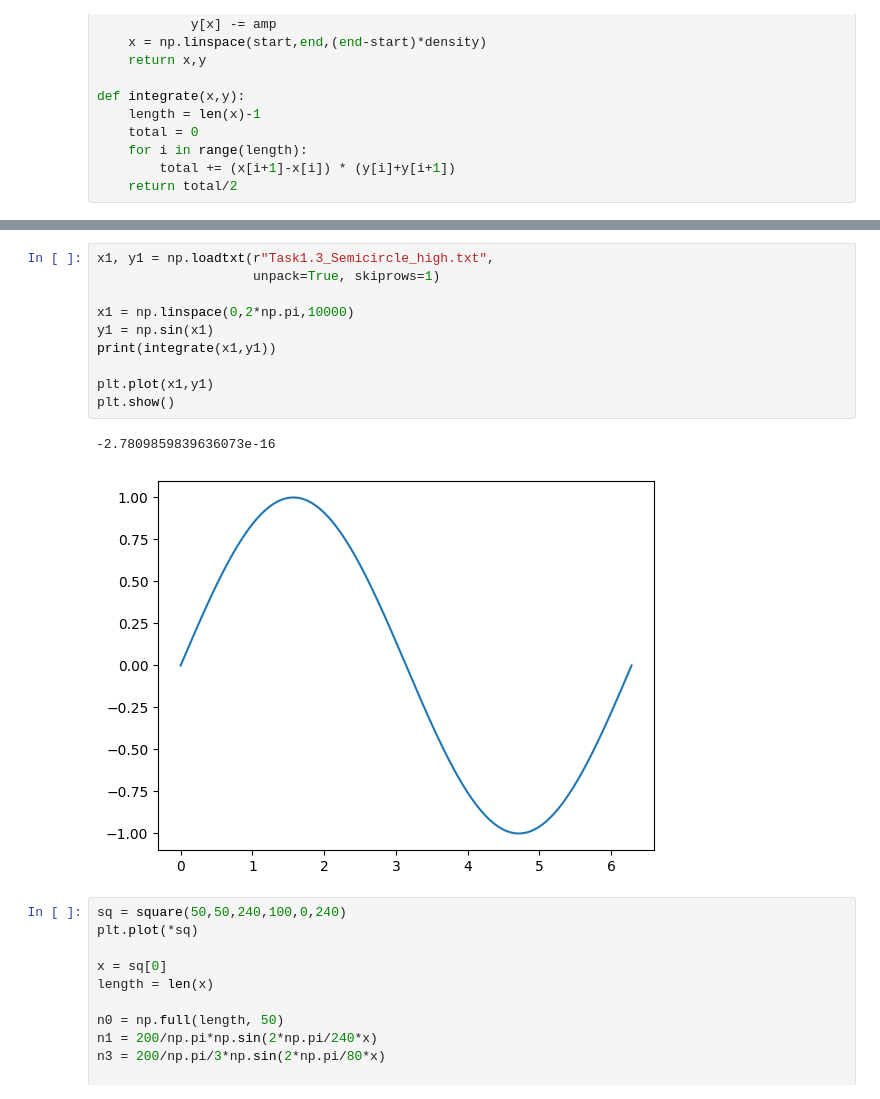
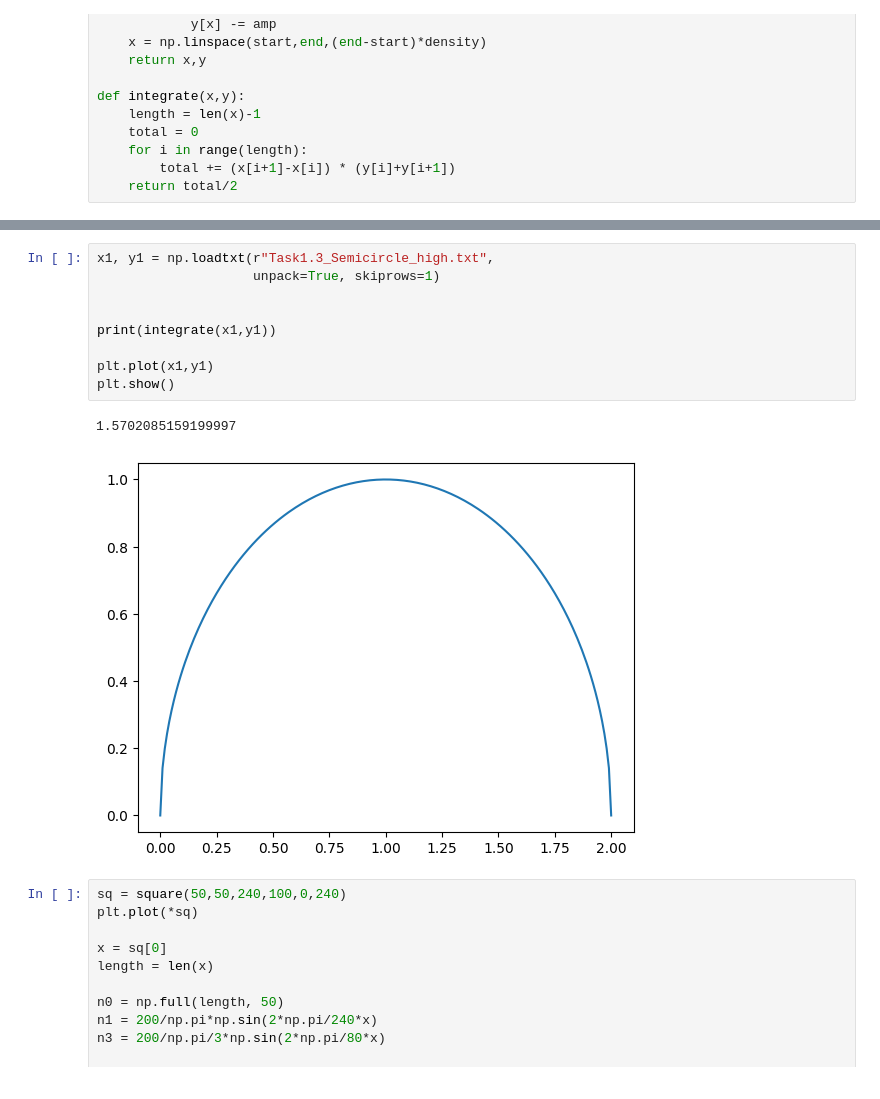
Before and after one commit to tonyko618/Waves_Lab, a Jupyter notebook: Session1/code.ipynb, the cells around one changed output, grey strips where cells are left out. Drawn from its saved outputs; the diff is of its cells as text.

```diff
--- a/Session1/code.ipynb
+++ b/Session1/code.ipynb
@@ -24,16 +44,15 @@ def integrate(x,y):
 # %%
 x1, y1 = np.loadtxt(r"Task1.3_Semicircle_high.txt",
                     unpack=True, skiprows=1)
 
-x1 = np.linspace(0,2*np.pi,10000)
-y1 = np.sin(x1)
+
 print(integrate(x1,y1))
 
 plt.plot(x1,y1)
 plt.show()
 # %% [output]
--2.7809859839636073e-16
+1.5702085159199997
-[figure, old version]
+[figure, new version]
 # %%
 sq = square(50,50,240,100,0,240)
 plt.plot(*sq)
```
Also changed, not shown: parts of 8 cells of this notebook.
